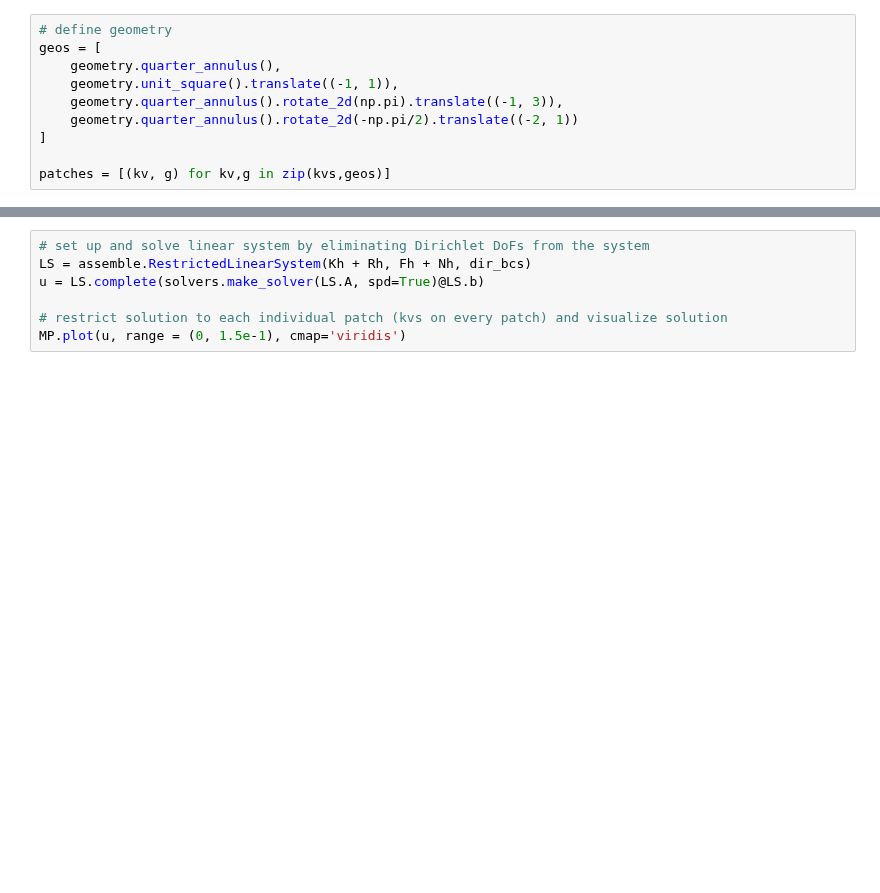
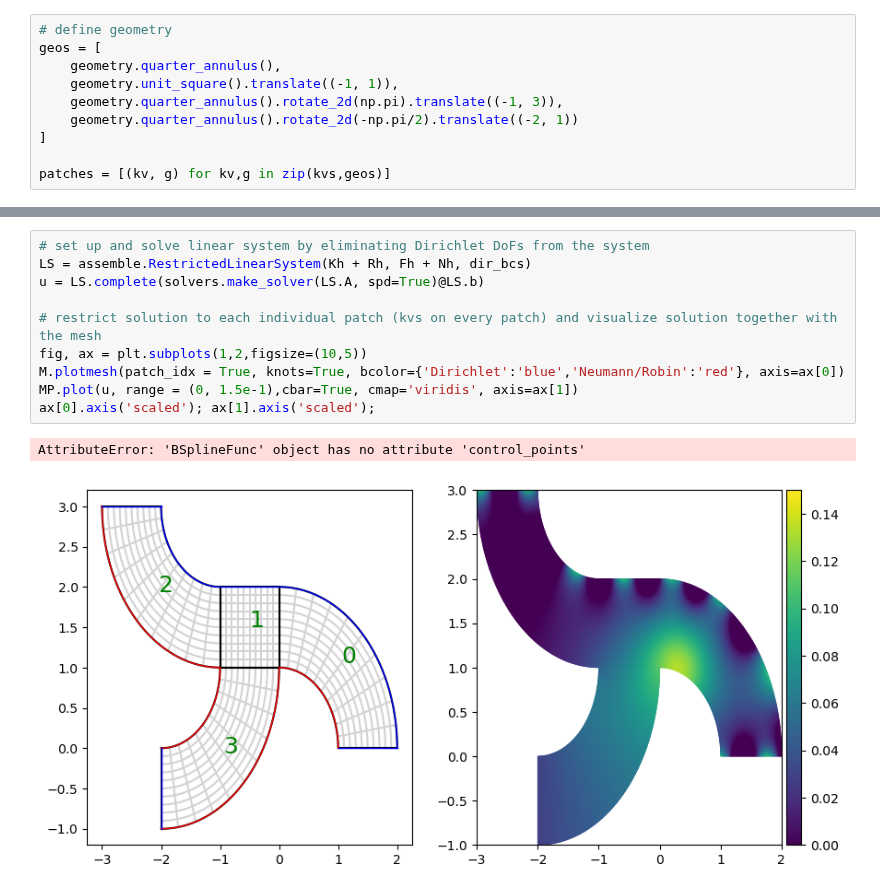
Before and after one commit to Stefan714/pyiga, a Jupyter notebook: notebooks/solve-multipatch.ipynb, the cells around one changed output, grey strips where cells are left out. Saved outputs shown, nothing was run; the diff lists cells and outputs as text; blank space fills up the shorter version.

```diff
--- a/notebooks/solve-multipatch.ipynb
+++ b/notebooks/solve-multipatch.ipynb
@@ -76,10 +76,16 @@ Kh
 # %%
 # set up and solve linear system by eliminating Dirichlet DoFs from the system
 LS = assemble.RestrictedLinearSystem(Kh + Rh, Fh + Nh, dir_bcs)
 u = LS.complete(solvers.make_solver(LS.A, spd=True)@LS.b)
 
-# restrict solution to each individual patch (kvs on every patch) and visualize solution
-MP.plot(u, range = (0, 1.5e-1), cmap='viridis')
+# restrict solution to each individual patch (kvs on every patch) and visualize solution together with the mesh
+fig, ax = plt.subplots(1,2,figsize=(10,5))
+M.plotmesh(patch_idx = True, knots=True, bcolor={'Dirichlet':'blue','Neumann/Robin':'red'}, axis=ax[0])
+MP.plot(u, range = (0, 1.5e-1),cbar=True, cmap='viridis', axis=ax[1])
+ax[0].axis('scaled'); ax[1].axis('scaled');
+# %% [output]
+AttributeError: 'BSplineFunc' object has no attribute 'control_points'
+[figure, added]
 # %%
 MP.plot(u, range = (0, 1.5e-1), cmap='viridis')
 # %% [output]
```
Also changed, not shown: parts of 16 cells of this notebook, 6 other files.
